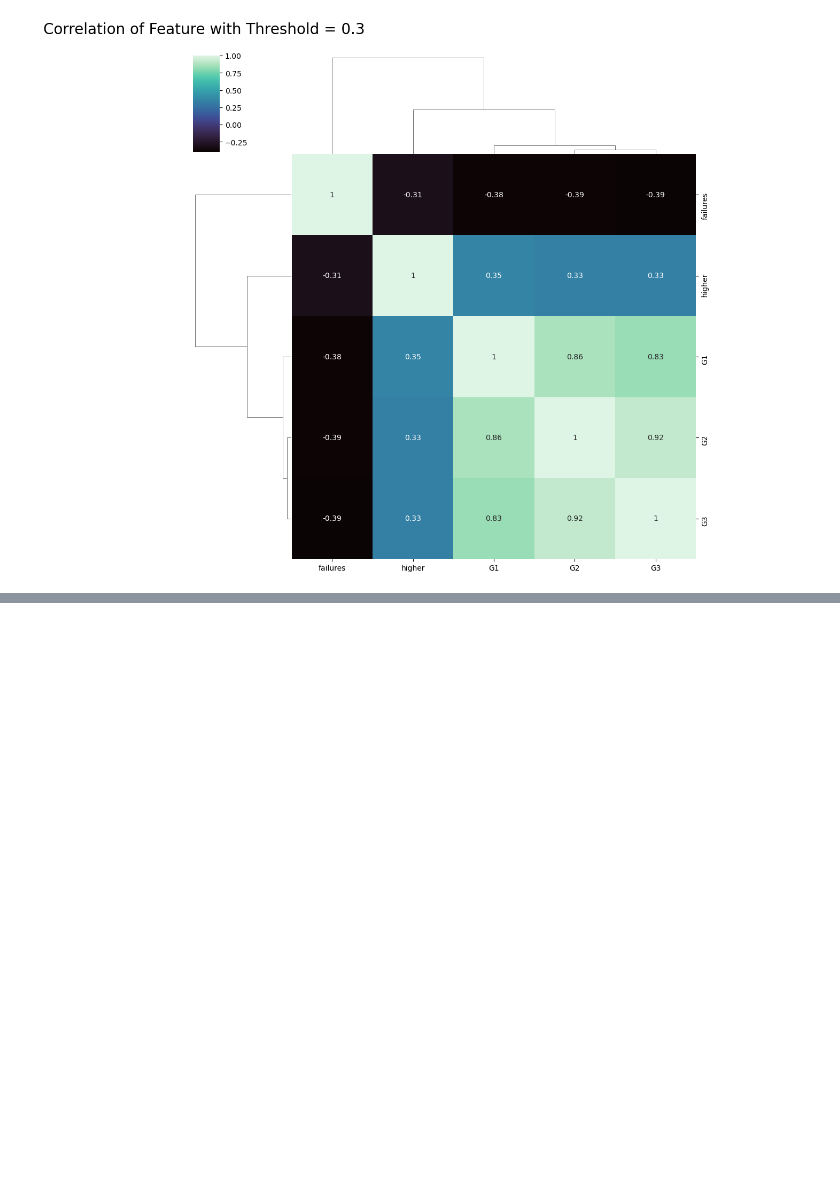
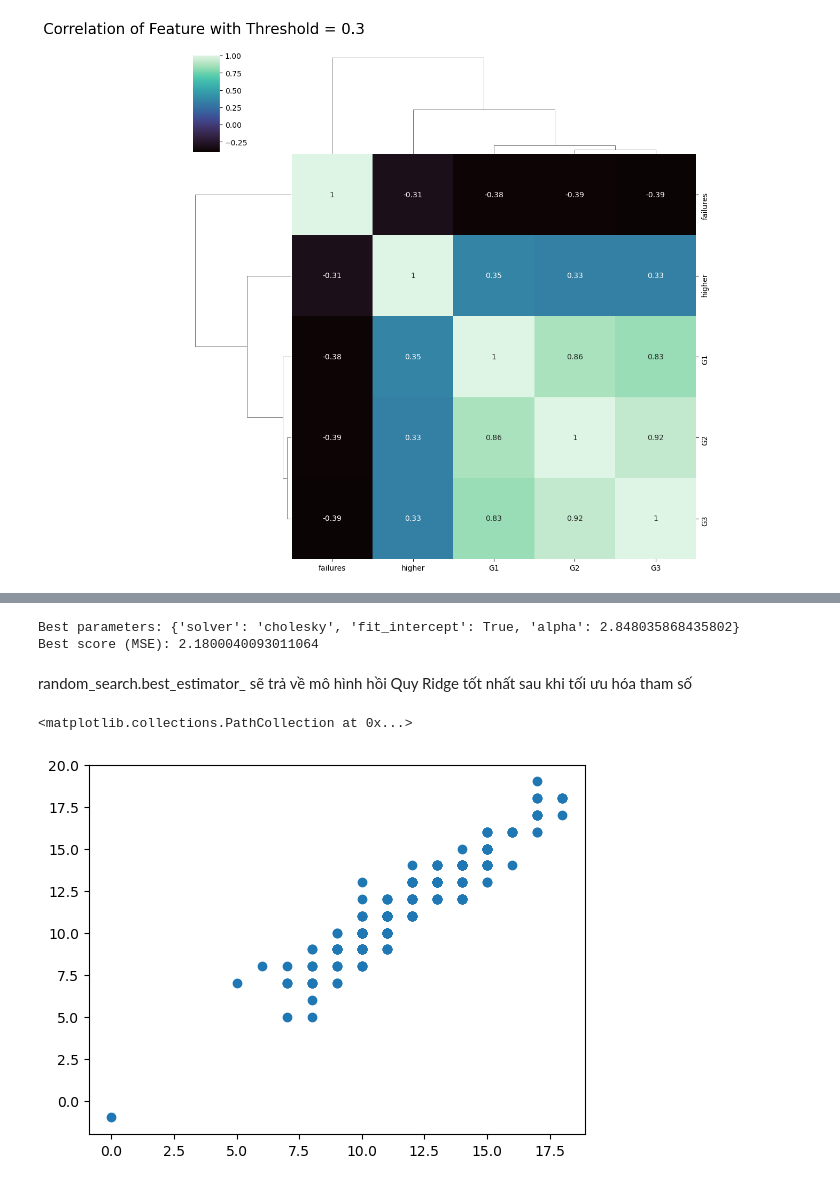
Before and after one commit to kienvbhp872004/predict-grade-of-student, a Jupyter notebook: Predict-Grade-of-Student.ipynb, the cells around one changed output, grey strips where cells are left out. Drawn from its saved outputs; the diff is of its cells as text; code cells hidden in the pictures; blank space fills up the shorter version.

```diff
--- a/Predict-Grade-of-Student.ipynb
+++ b/Predict-Grade-of-Student.ipynb
@@ -372,0 +570,2 @@ plt.show()
+# %%
+ridge = Ridge()
@@ -372,0 +581,6 @@ plt.show()
+# %%
+param_dist = {
+    'alpha': np.logspace(-3,3,100),
+    'fit_intercept' : [True,False],
+    'solver': ['auto', 'svd', 'cholesky', 'saga']
+}
@@ -372,0 +594,10 @@ plt.show()
+# %%
+random_search = RandomizedSearchCV(
+    ridge,
+    param_distributions=param_dist,
+    n_iter=50,
+    cv = 5,
+    scoring='neg_mean_squared_error',
+    random_state=101
+)
+random_search.fit(X_train, y_train)
@@ -372,0 +619,17 @@ plt.show()
+# %%
+print("Best parameters:", random_search.best_params_)  # Tham số tốt nhất
+print("Best score (MSE):", -random_search.best_score_)  # MSE tối ưu
+# %% [output]
+Best parameters: {'solver': 'cholesky', 'fit_intercept': True, 'alpha': 2.848035868435802}
+Best score (MSE): 2.1800040093011064
+# %% [markdown]
+random_search.best_estimator_ sẽ trả về mô hình hồi Quy Ridge tốt nhất sau khi tối ưu hóa tham số
+# %%
+best_ridge = random_search.best_estimator_
+y_predict = best_ridge.predict(X_test)
+y_predict = y_predict.round()
+# %%
+plt.scatter(y_test,y_predict)
+# %% [output]
+<matplotlib.collections.PathCollection at 0x...>
+[figure, added]
```
Also changed, not shown: parts of 39 cells of this notebook.
